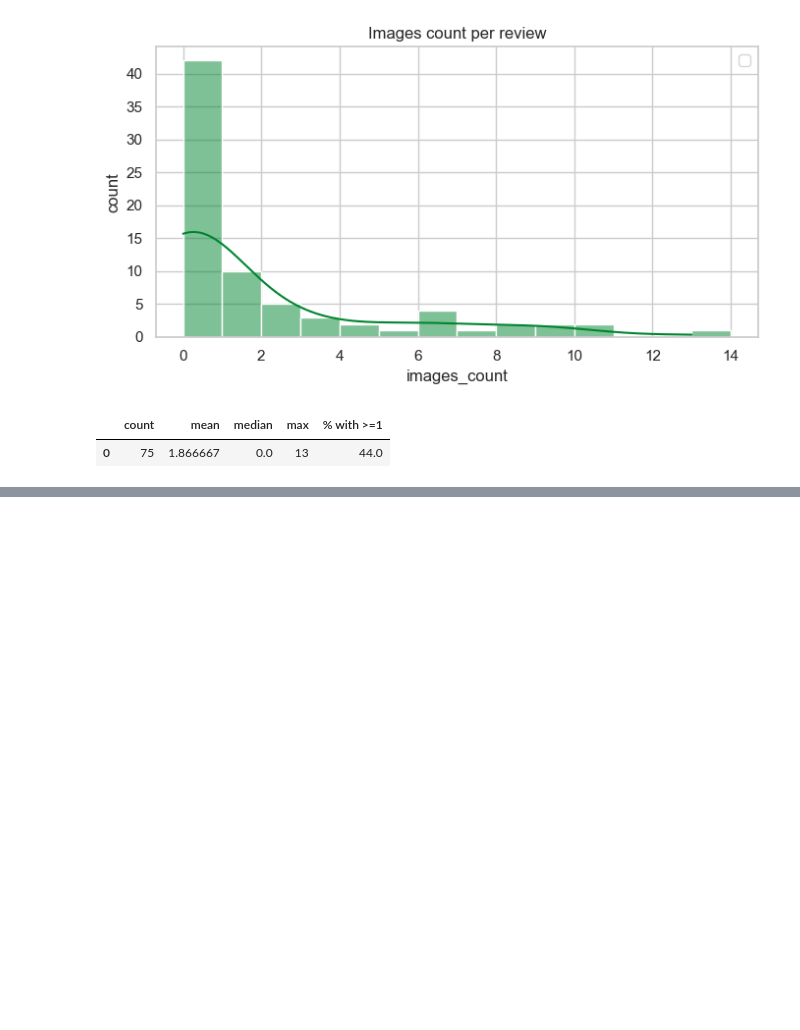
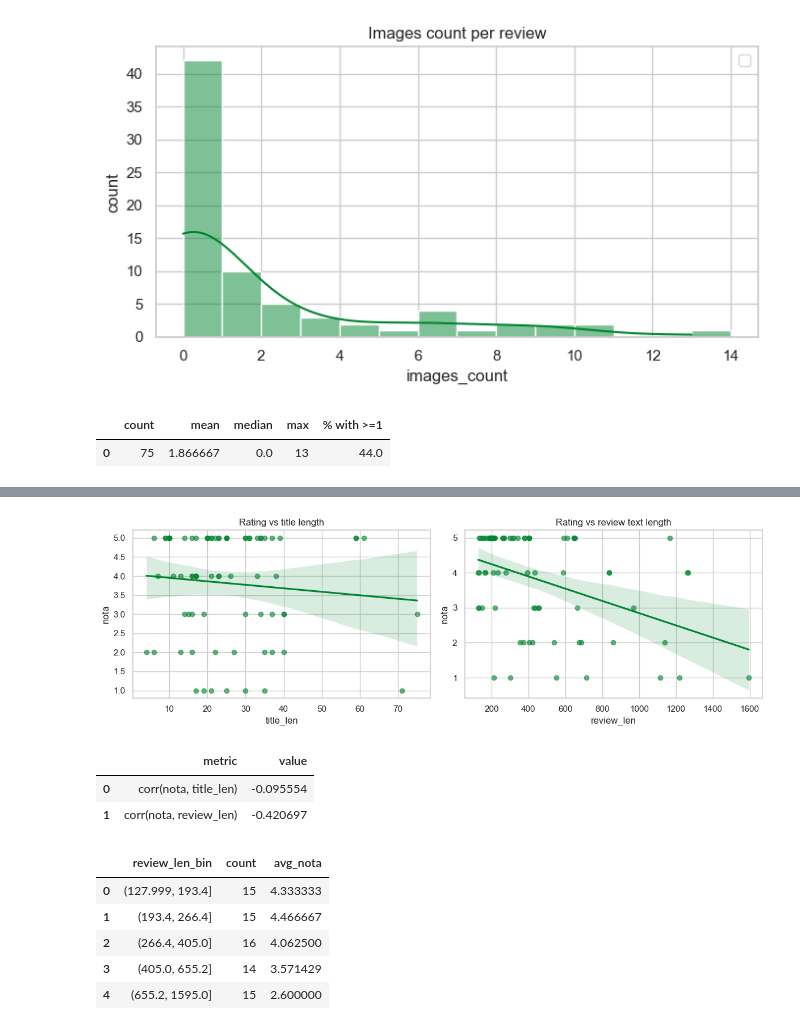
Before and after one commit to ayrtondenner/RestaurantReviewer, a Jupyter notebook: analysis.ipynb, the cells around one changed output, grey strips where cells are left out. Drawn from its saved outputs; the diff is of its cells as text; code cells hidden in the pictures; blank space fills up the shorter version.

```diff
--- a/analysis.ipynb
+++ b/analysis.ipynb
@@ -1007,0 +1011,48 @@ display(
+# %%
+# Rating vs text length
+# Relationship between rating and how much people write (title/review length)
+
+df_len = df[["nota", "title_len", "review_len"]].dropna(subset=["nota"])
+
+fig, axes = plt.subplots(1, 2, figsize=(12, 4))
+
+sns.regplot(data=df_len, x="title_len", y="nota", scatter_kws={"alpha": 0.6}, ax=axes[0])
+axes[0].set_title("Rating vs title length")
+axes[0].set_xlabel("title_len")
+axes[0].set_ylabel("nota")
+
+sns.regplot(data=df_len, x="review_len", y="nota", scatter_kws={"alpha": 0.6}, ax=axes[1])
+axes[1].set_title("Rating vs review text length")
+axes[1].set_xlabel("review_len")
+axes[1].set_ylabel("nota")
+
+plt.tight_layout()
+plt.show()
+
+corrs = pd.DataFrame(
+    {
+        "metric": ["corr(nota, title_len)", "corr(nota, review_len)"],
+        "value": [
+            df_len[["nota", "title_len"]].corr().iloc[0, 1],
+            df_len[["nota", "review_len"]].corr().iloc[0, 1],
+        ],
+    }
+)
+
+display(corrs)
+
+# Optional binning for interpretability
+bins = pd.qcut(df_len["review_len"], q=5, duplicates="drop")
+binned = df_len.groupby(bins, observed=True).agg(count=("nota", "size"), avg_nota=("nota", "mean"))
+display(binned.reset_index().rename(columns={"review_len": "review_len_bin"}))
+# %% [output]
+[figure, added]
+|  | metric | value |
+| 0 | corr(nota, title_len) | -0.095554 |
+| 1 | corr(nota, review_len) | -0.420697 |
+|  | review_len_bin | count | avg_nota |
+| 0 | (127.999, 193.4] | 15 | 4.333333 |
+| 1 | (193.4, 266.4] | 15 | 4.466667 |
+| 2 | (266.4, 405.0] | 16 | 4.062500 |
+| 3 | (405.0, 655.2] | 14 | 3.571429 |
+| 4 | (655.2, 1595.0] | 15 | 2.600000 |
```
Also changed, not shown: parts of 13 cells of this notebook, 1 other file.
